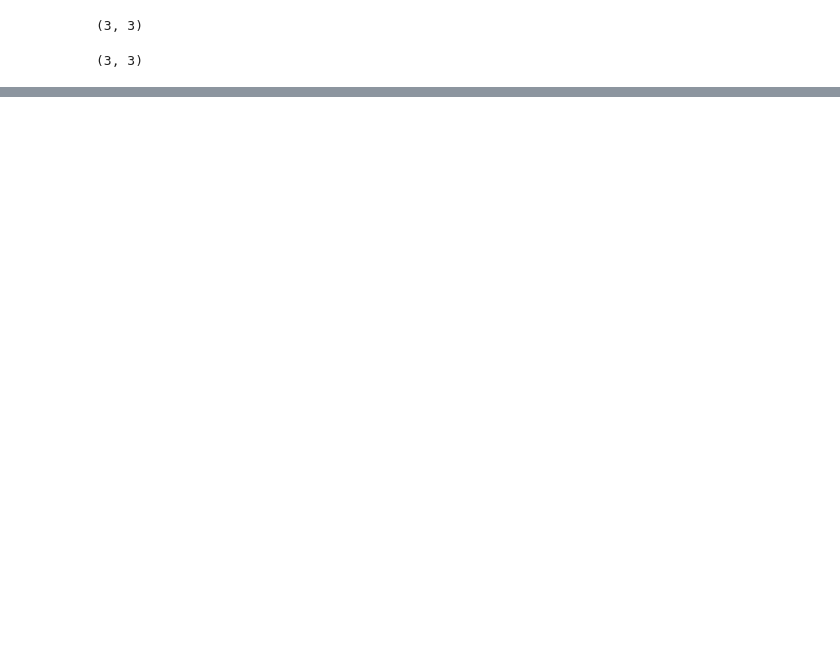
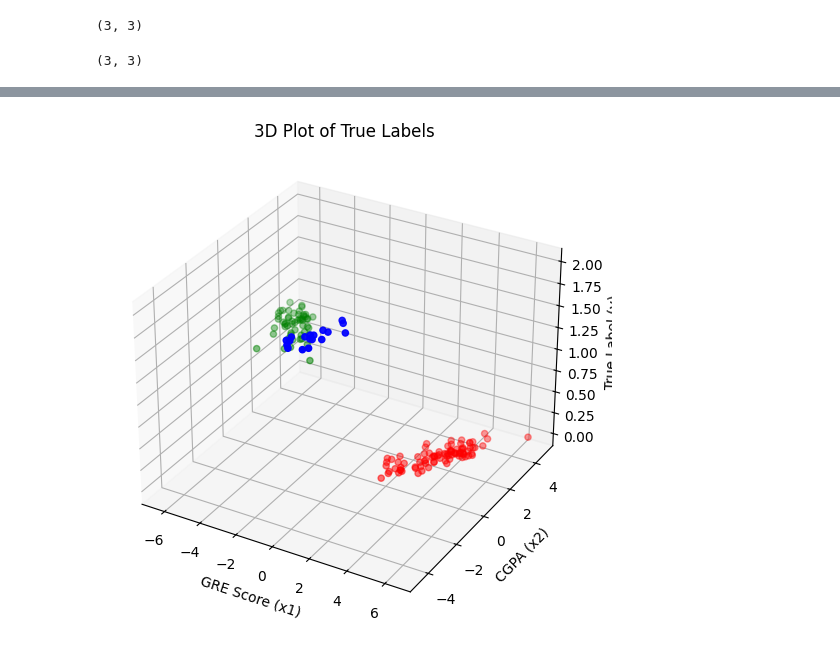
Before and after one commit to HongQuan1812/AIO2025, a Jupyter notebook: Module 5/softmax regression.ipynb, the cells around one changed output, grey strips where cells are left out. Cells and saved outputs as stored; diff of their text form; code cells hidden in the pictures; blank space fills up the shorter version.

```diff
--- a/Module 5/softmax regression.ipynb
+++ b/Module 5/softmax regression.ipynb
@@ -112,8 +113,6 @@ df_filtered.head()
 # %%
-import numpy as np
-
-
+X = df_filtered[['PC1', 'PC2']].values
+X = np.c_[np.ones(X.shape[0]), X]
+y = df_filtered[['Target']].values.squeeze()
 mapping = {1: 0, 3: 1, 6: 2}
 y_transformed = np.vectorize(mapping.get)(y)
-
-print(y_transformed)  # Output: [0 1 2]
@@ -127,8 +119,5 @@ print(y_transformed)  # Output: [0 1 2]
 # %%
-y = df_filtered[['Target']].values
-
-X_train, X_test, y_train, y_test = train_test_split(X, y, test_size=0.2, random_state=42)
-
+X_train, X_test, y_train, y_test = train_test_split(X, y_transformed, test_size=0.2, random_state=42)
 X_val, X_test, y_val, y_test = train_test_split(X_test, y_test, test_size=0.5, random_state=42)
 X_train.shape, X_val.shape, X_test.shape, y_train.shape, y_val.shape, y_test.shape
 # %% [output]
@@ -373,0 +278,10 @@ Weighted F1-score: 0.6
+# %%
+# Extract x1 (GRE Score) and x2 (CGPA)
+x1 = X_train[:, 1]
+x2 = X_train[:, 2]
+y_true = y_train  # True labels (0 or 1)
+# %%
+# Set colors based on y values
+colors = {0:'red', 1:'green', 2:'blue'}
+colors = np.vectorize(colors.get)(y_true)
+colors
@@ -373,0 +309,19 @@ Weighted F1-score: 0.6
+# %%
+# Create a figure with two 3D subplots
+fig = plt.figure(figsize=(10, 6))
+
+### 🔹 Subplot 1: True Labels in 3D ###
+ax1 = fig.add_subplot(121, projection='3d')
+ax1.scatter(x1, x2, y_true, c=colors, marker='o')
+
+# Labels & Title
+ax1.set_xlabel("GRE Score (x1)")
+ax1.set_ylabel("CGPA (x2)")
+ax1.set_zlabel("True Label (y)")
+ax1.set_title("3D Plot of True Labels")
+
+# Show plot
+plt.tight_layout()
+plt.show()
+# %% [output]
+[figure, added]
```
Also changed, not shown: parts of 35 cells of this notebook, 1 other file.
